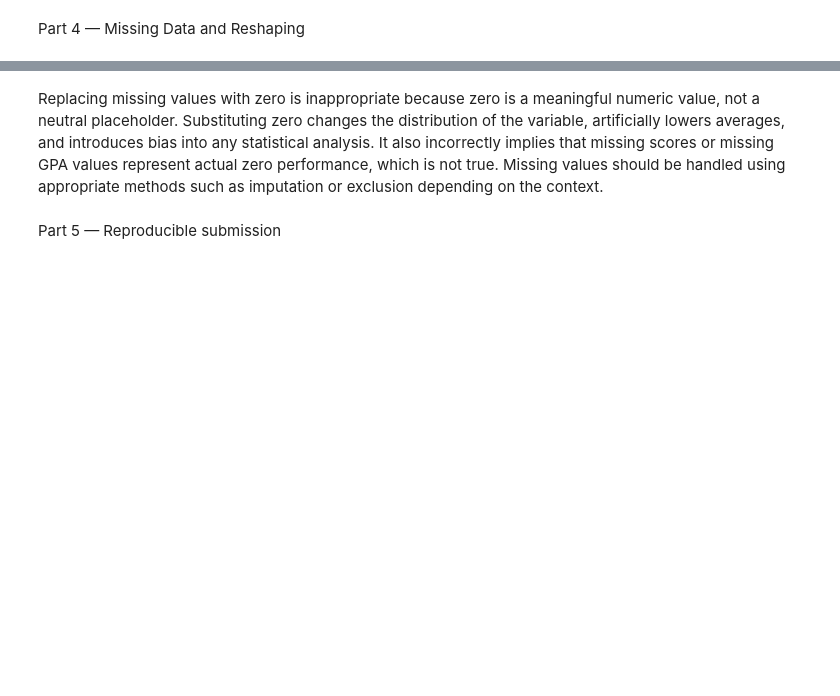
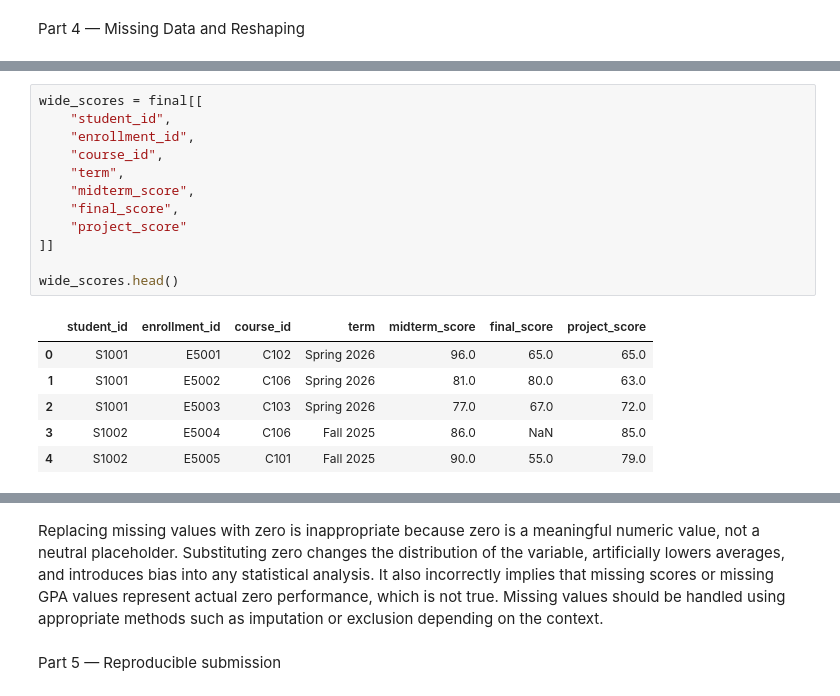
Before and after one commit to boa3587/ACQUAH-STA556, a Jupyter notebook: STA556_Assignment_1/notebook/homework1.ipynb, the cells around one changed output, grey strips where cells are left out. Drawn from its saved outputs; the diff is of its cells as text; blank space fills up the shorter version.

```diff
--- a/STA556_Assignment_1/notebook/homework1.ipynb
+++ b/STA556_Assignment_1/notebook/homework1.ipynb
@@ -292 +297,20 @@ missing_gpa
+# %%
+wide_scores = final[[
+    "student_id",
+    "enrollment_id",
+    "course_id",
+    "term",
+    "midterm_score",
+    "final_score",
+    "project_score"
+]]
+
+wide_scores.head()
+# %% [output]
+|  | student_id | enrollment_id | course_id | term | midterm_score | final_score | project_score |
+| 0 | S1001 | E5001 | C102 | Spring 2026 | 96.0 | 65.0 | 65.0 |
+| 1 | S1001 | E5002 | C106 | Spring 2026 | 81.0 | 80.0 | 63.0 |
+| 2 | S1001 | E5003 | C103 | Spring 2026 | 77.0 | 67.0 | 72.0 |
+| 3 | S1002 | E5004 | C106 | Fall 2025 | 86.0 | NaN | 85.0 |
+| 4 | S1002 | E5005 | C101 | Fall 2025 | 90.0 | 55.0 | 79.0 |
 # %%
```
Also changed, not shown: parts of 9 cells of this notebook, 2 other files.
